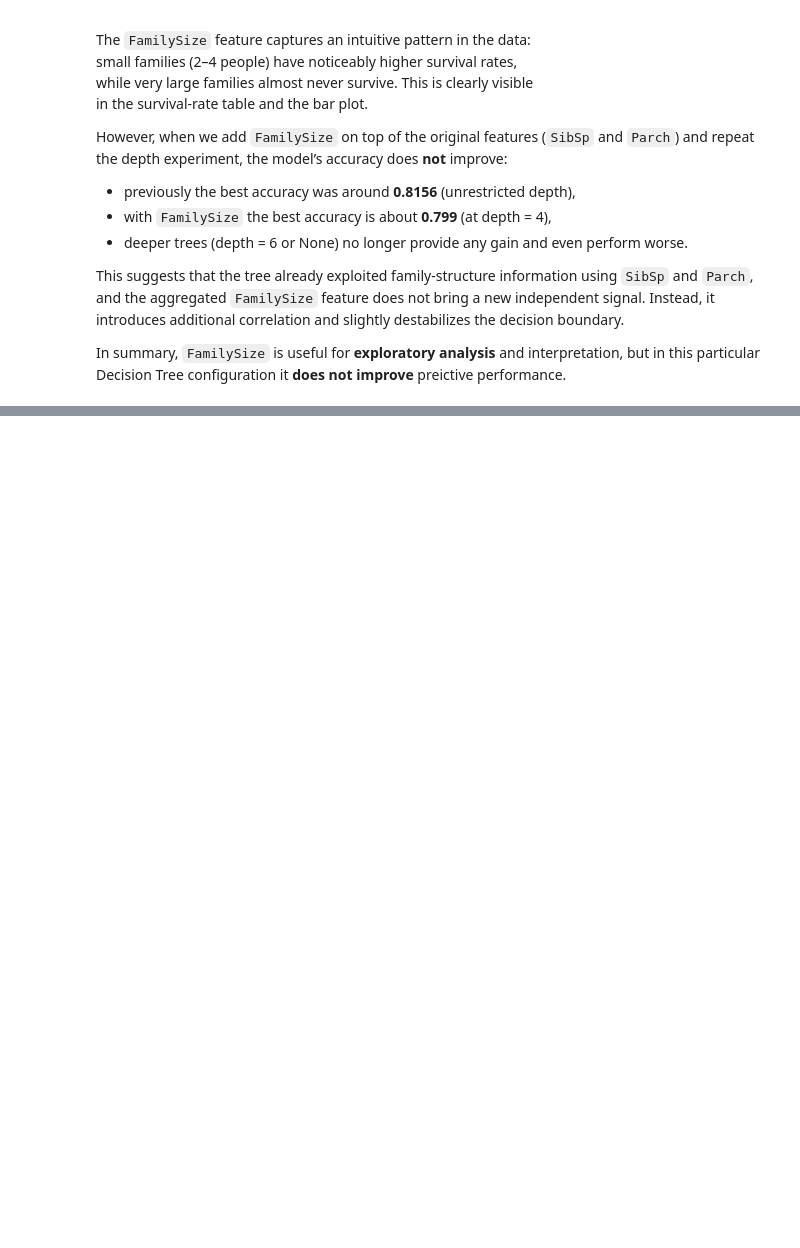
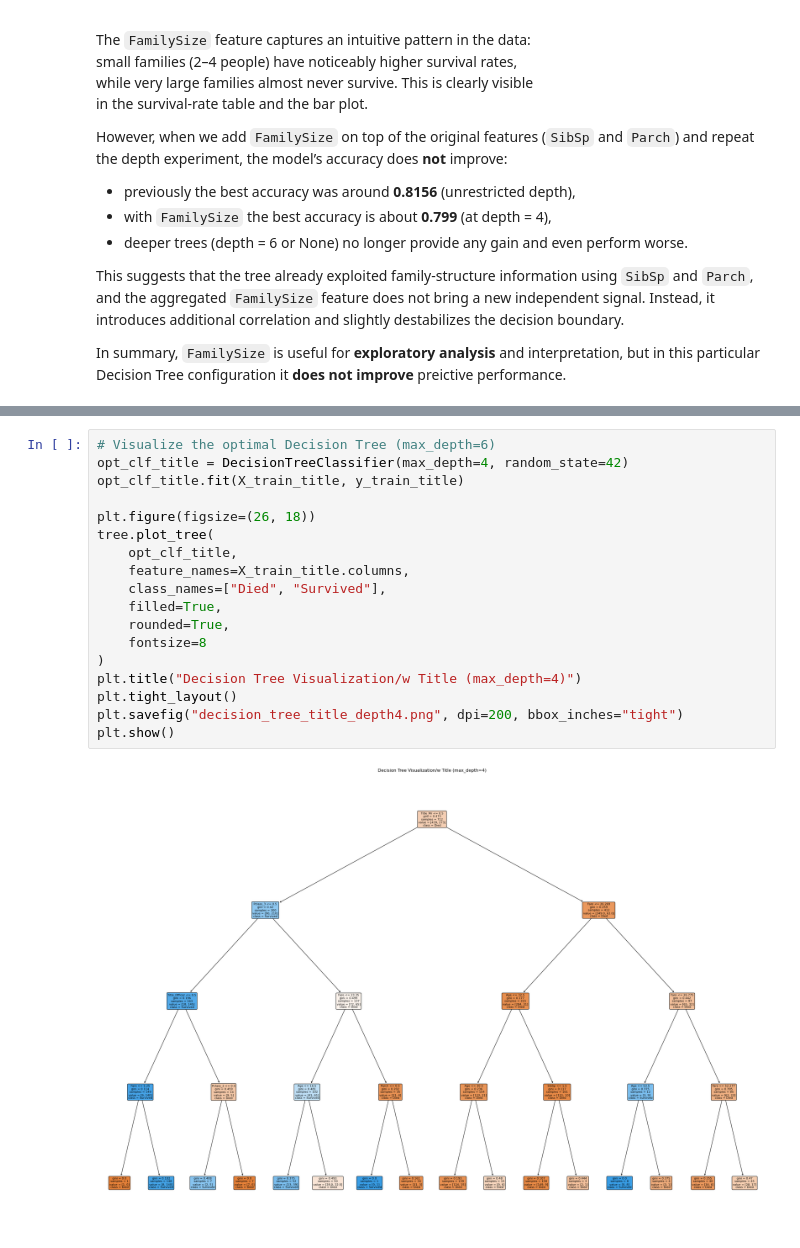
Before and after one commit to anastasiakhromova/DecisionTree_titanic, a Jupyter notebook: DecisionTree_titanic.ipynb, the cells around one changed output, grey strips where cells are left out. Drawn from its saved outputs; the diff is of its cells as text; blank space fills up the shorter version.

```diff
--- a/DecisionTree_titanic.ipynb
+++ b/DecisionTree_titanic.ipynb
@@ -644,0 +844,20 @@ performance.
+# %%
+# Visualize the optimal Decision Tree (max_depth=6)
+opt_clf_title = DecisionTreeClassifier(max_depth=4, random_state=42)
+opt_clf_title.fit(X_train_title, y_train_title)
+
+plt.figure(figsize=(26, 18))
+tree.plot_tree(
+    opt_clf_title,
+    feature_names=X_train_title.columns,
+    class_names=["Died", "Survived"],
+    filled=True,
+    rounded=True,
+    fontsize=8
+)
+plt.title("Decision Tree Visualization/w Title (max_depth=4)")
+plt.tight_layout()
+plt.savefig("decision_tree_title_depth4.png", dpi=200, bbox_inches="tight")
+plt.show()
+# %% [output]
+[figure, added]
```
Also changed, not shown: parts of 13 cells of this notebook, 4 other files.
